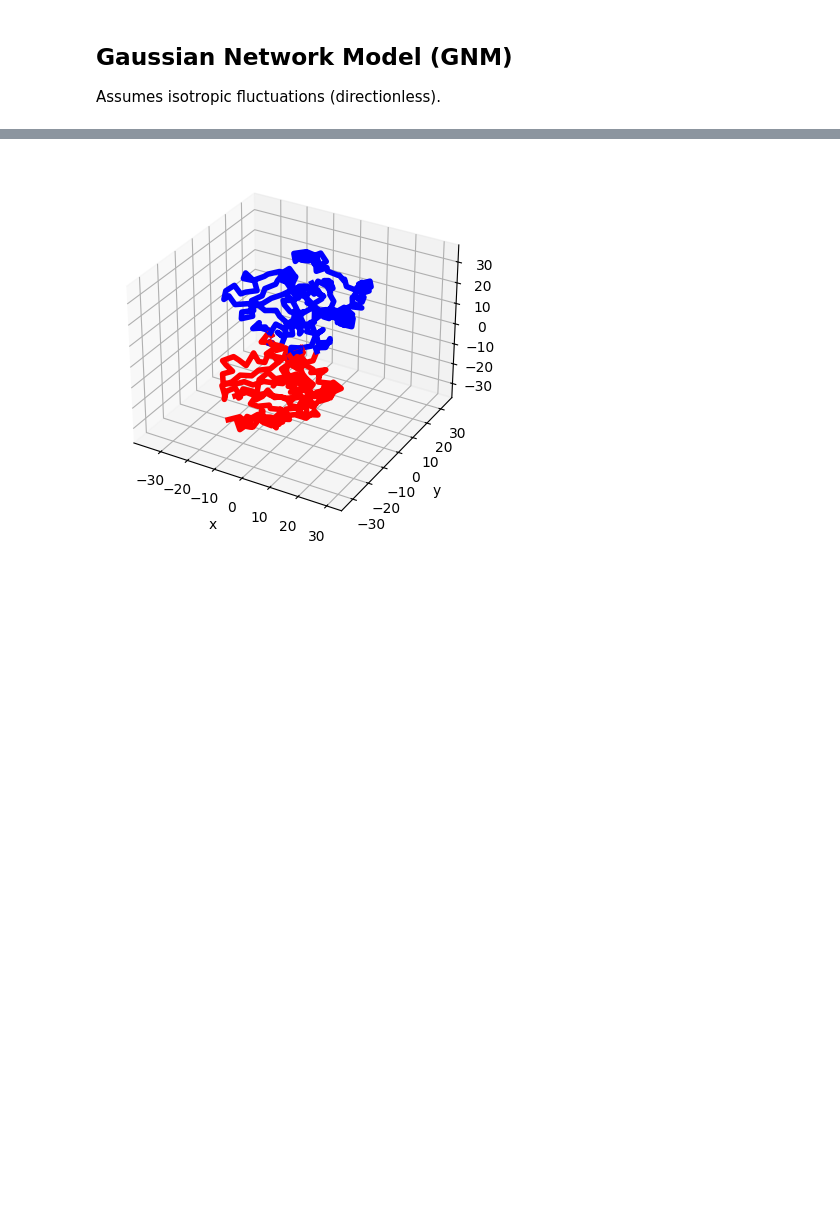
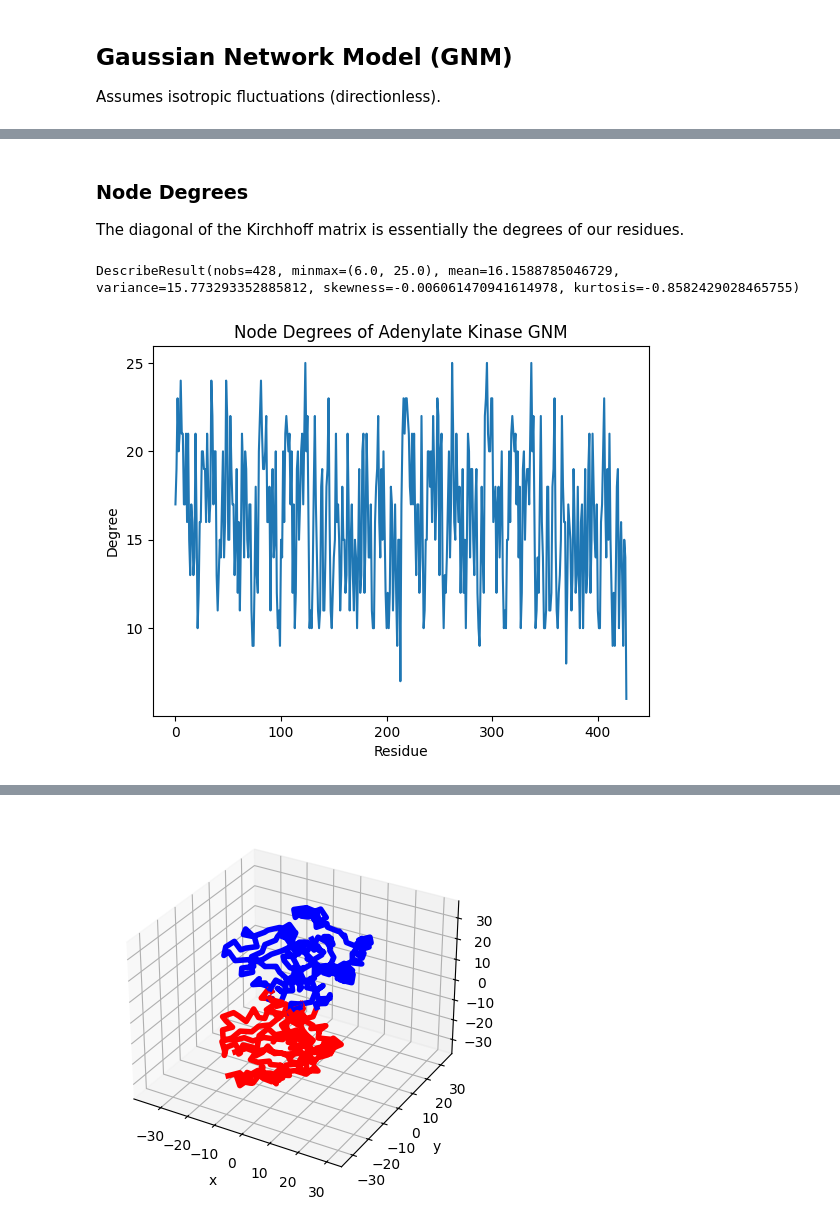
Before and after one commit to georgead01/4ake_enm_analysis, a Jupyter notebook: enm_analysis.ipynb, the cells around one changed output, grey strips where cells are left out. Cells and saved outputs as stored; diff of their text form; code cells hidden in the pictures; blank space fills up the shorter version.

```diff
--- a/enm_analysis.ipynb
+++ b/enm_analysis.ipynb
@@ -27,0 +31,22 @@ gnm.calcModes()
+# %%
+kirchhoff = gnm.getKirchhoff()
+# %% [markdown]
+### Node Degrees
+
+The diagonal of the Kirchhoff matrix is essentially the degrees of our residues.
+# %%
+degrees = np.diag(kirchhoff)
+deg_stats = stats.describe(degrees)
+deg_min, deg_max = deg_stats.minmax
+print(deg_stats)
+# %% [output]
+DescribeResult(nobs=428, minmax=(6.0, 25.0), mean=16.1588785046729, variance=15.773293352885812, skewness=-0.006061470941614978, kurtosis=-0.8582429028465755)
+# %%
+plt.title('Node Degrees of Adenylate Kinase GNM')
+plt.ylabel('Degree')
+plt.yticks(np.arange(5*(deg_min//5), deg_max+1, 5))
+plt.xlabel('Residue')
+plt.plot(degrees)
+plt.show()
+# %% [output]
+[figure, added]
```
Also changed, not shown: parts of 24 cells of this notebook, 2 other files.
